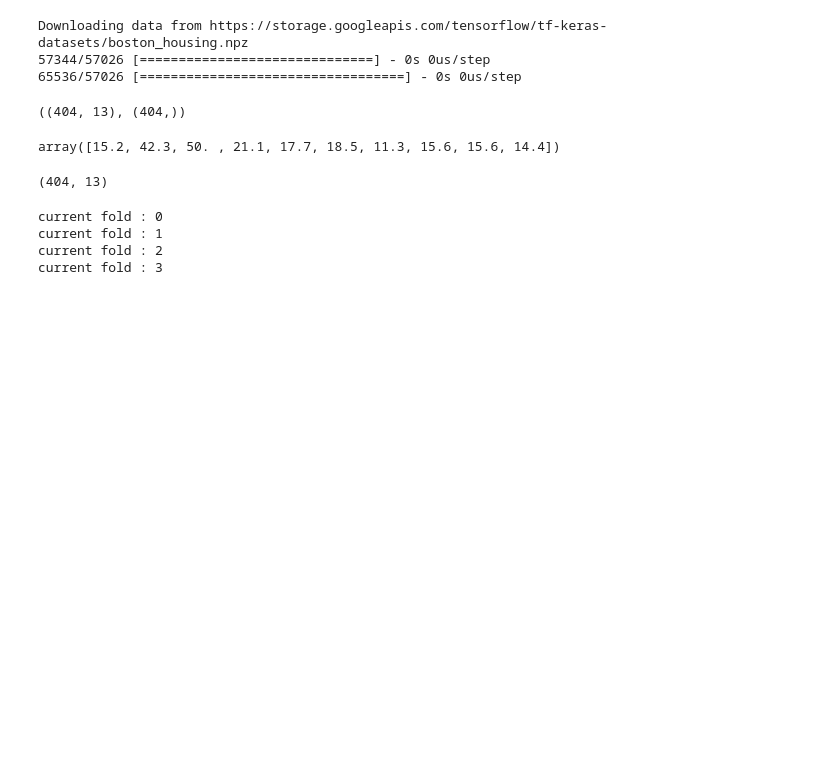
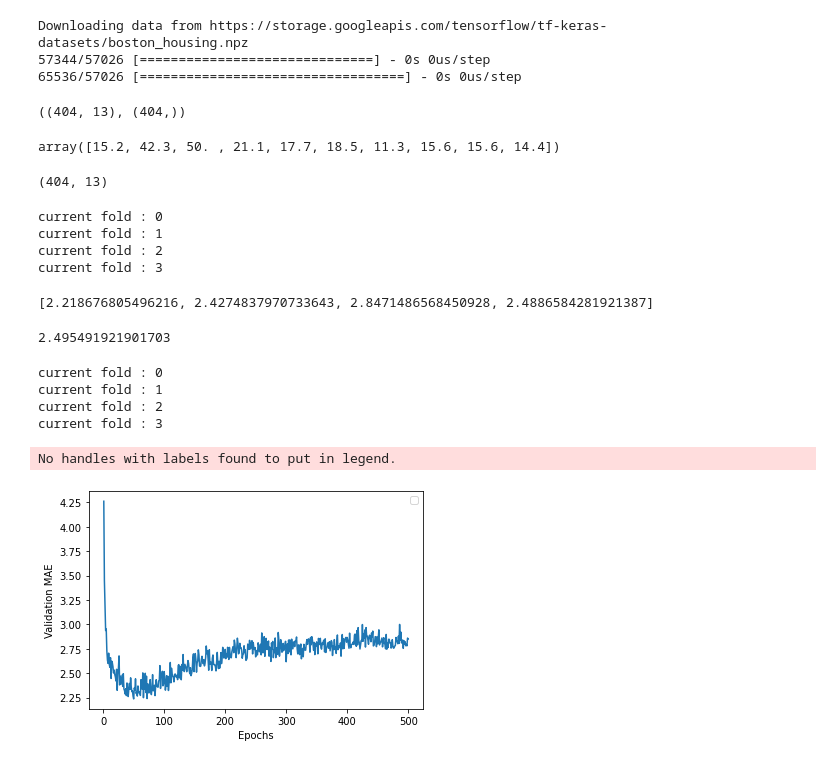
Before and after one commit to bigdataleeky/python, a Jupyter notebook: 20220613/predicting_house_prices.ipynb, the cells around one changed output. Cells and saved outputs as stored; diff of their text form; code cells hidden in the pictures; blank space fills up the shorter version.

```diff
--- a/20220613/predicting_house_prices.ipynb
+++ b/20220613/predicting_house_prices.ipynb
@@ -63,8 +63,64 @@ for i in range(k):
   model.fit(partial_train_data,partial_train_target,epochs=num_epochs, batch_size=1, verbose=0)
   # 검증세트로 평가
   val_mse, val_mae =  model.evaluate(val_data, val_target, verbose=0)
+  all_score.append(val_mae)
 # %% [output]
 current fold : 0
 current fold : 1
 current fold : 2
 current fold : 3
+# %%
+all_score
+# %% [output]
+[2.218676805496216, 2.4274837970733643, 2.8471486568450928, 2.4886584281921387]
+# %%
+np.mean(all_score)
+# %% [output]
+2.495491921901703
+# %%
+ # k-fold 검증
+from keras import backend as k
+# 메모리 해제
+k.clear_session()
+
+k = 4
+num_val_samples =  len(train_data) // k
+num_epochs = 500
+all_mae_histories = []
+all_score = []
+for i in range(k):
+  print("current fold :", i)
+  #검증데이터
+  val_data =  train_data[i*num_val_samples:(i+1)*num_val_samples]
+  val_target = train_target[i*num_val_samples:(i+1)*num_val_samples]
+  #훈련데이터
+  partial_train_data =  np.concatenate( [train_data[:i*num_val_samples], train_data[(i+1)*num_val_samples:]], axis=0)
+  partial_train_target =  np.concatenate( [train_target[:i*num_val_samples], train_target[(i+1)*num_val_samples:]], axis=0)
+
+  #케라스 모델
+  model = make_model();
+  history =  model.fit(partial_train_data,partial_train_target
+                       ,validation_data=(val_data, val_target)
+                       ,epochs=num_epochs, batch_size=1, verbose=0)
+
+  all_mae_histories.append(history.history['val_mae'])
+  # 검증세트로 평가 - 위의 결과로 대체
+  #val_mse, val_mae =  model.evaluate(val_data, val_target, verbose=0)
+  #all_score.append(val_mae)
+# %% [output]
+current fold : 0
+current fold : 1
+current fold : 2
+current fold : 3
+# %%
+ average_mae_hisotry =  [np.mean( [ x[i] for x in all_mae_histories] ) for i in range(num_epochs)  ]
+# %%
+import matplotlib.pyplot as plt
+plt.plot(range(1, len(average_mae_hisotry)+1), average_mae_hisotry)
+plt.xlabel('Epochs')
+plt.ylabel('Validation MAE')
+plt.legend()
+plt.show()
+# %% [output]
+No handles with labels found to put in legend.
+[figure, added]
```
Also changed, not shown: parts of 4 cells of this notebook.
